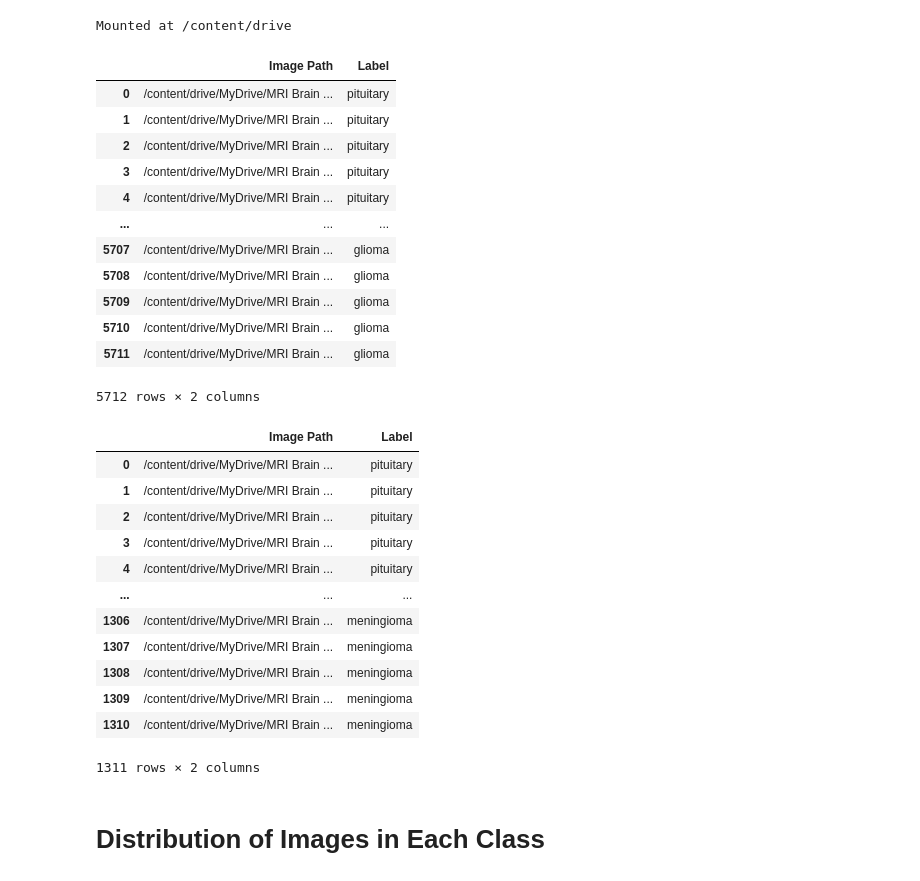
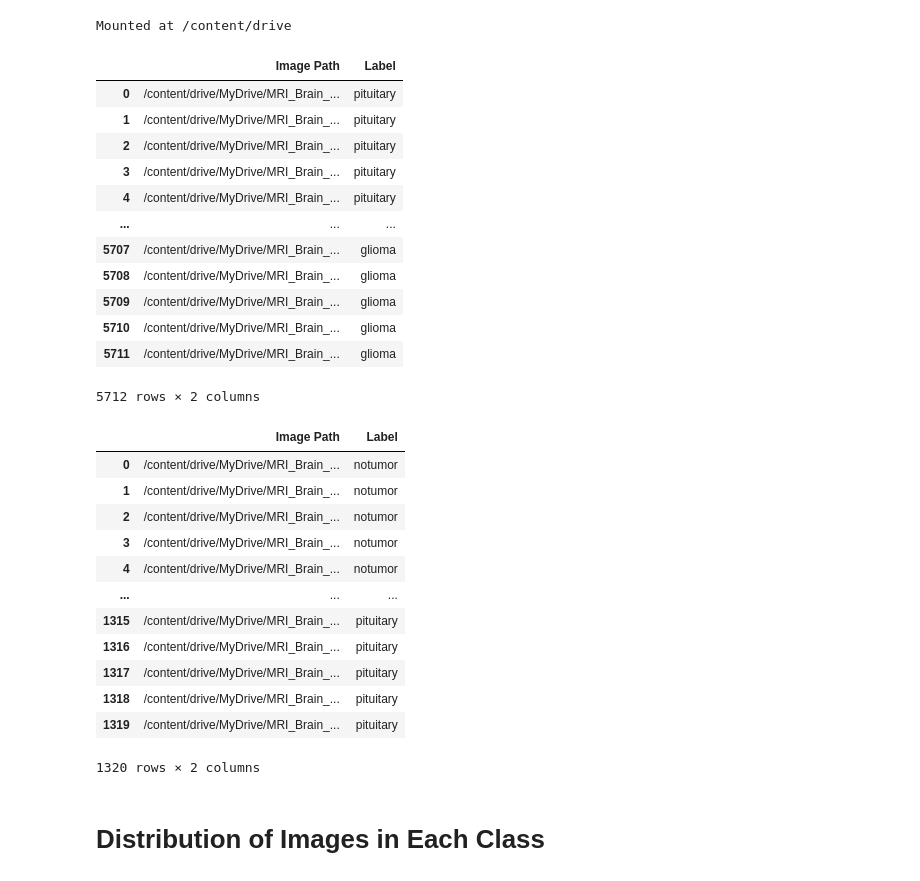
Before and after one commit to usamasafdarvirk/A_Deep_Learning_Approach_to_Precise_MRI_Brain_Tumor_Diagnosis, a Jupyter notebook: MRI_Image_Classification_Using_Deep_Learning.ipynb, the cells around one changed output. Cells and saved outputs as stored; diff of their text form; code cells hidden in the pictures.

```diff
--- a/MRI_Image_Classification_Using_Deep_Learning.ipynb
+++ b/MRI_Image_Classification_Using_Deep_Learning.ipynb
@@ -75,39 +98,39 @@ def create_test_dataframe(test_directory):
     test_dataframe = pd.DataFrame({'Image Path': image_paths, 'Label': class_labels})
     return test_dataframe
 # %%
-train_data = create_train_dataframe('/content/drive/MyDrive/MRI Brain Tumor Dataset/Training')
+train_data = create_train_dataframe('/content/drive/MyDrive/MRI_Brain_Image_Classification/Training')
 train_data
 # %% [output]
 |  | Image Path | Label |
-| 0 | /content/drive/MyDrive/MRI Brain ... | pituitary |
-| 1 | /content/drive/MyDrive/MRI Brain ... | pituitary |
-| 2 | /content/drive/MyDrive/MRI Brain ... | pituitary |
-| 3 | /content/drive/MyDrive/MRI Brain ... | pituitary |
-| 4 | /content/drive/MyDrive/MRI Brain ... | pituitary |
+| 0 | /content/drive/MyDrive/MRI_Brain_... | pituitary |
+| 1 | /content/drive/MyDrive/MRI_Brain_... | pituitary |
+| 2 | /content/drive/MyDrive/MRI_Brain_... | pituitary |
+| 3 | /content/drive/MyDrive/MRI_Brain_... | pituitary |
+| 4 | /content/drive/MyDrive/MRI_Brain_... | pituitary |
 | ... | ... | ... |
-| 5707 | /content/drive/MyDrive/MRI Brain ... | glioma |
-| 5708 | /content/drive/MyDrive/MRI Brain ... | glioma |
-| 5709 | /content/drive/MyDrive/MRI Brain ... | glioma |
-| 5710 | /content/drive/MyDrive/MRI Brain ... | glioma |
-| 5711 | /content/drive/MyDrive/MRI Brain ... | glioma |
+| 5707 | /content/drive/MyDrive/MRI_Brain_... | glioma |
+| 5708 | /content/drive/MyDrive/MRI_Brain_... | glioma |
+| 5709 | /content/drive/MyDrive/MRI_Brain_... | glioma |
+| 5710 | /content/drive/MyDrive/MRI_Brain_... | glioma |
+| 5711 | /content/drive/MyDrive/MRI_Brain_... | glioma |
 5712 rows × 2 columns
 # %%
-test_data = create_test_dataframe('/content/drive/MyDrive/MRI Brain Tumor Dataset/Testing')
+test_data = create_test_dataframe('/content/drive/MyDrive/MRI_Brain_Image_Classification/Testing')
 test_data
 # %% [output]
 |  | Image Path | Label |
-| 0 | /content/drive/MyDrive/MRI Brain ... | pituitary |
-| 1 | /content/drive/MyDrive/MRI Brain ... | pituitary |
-| 2 | /content/drive/MyDrive/MRI Brain ... | pituitary |
-| 3 | /content/drive/MyDrive/MRI Brain ... | pituitary |
-| 4 | /content/drive/MyDrive/MRI Brain ... | pituitary |
+| 0 | /content/drive/MyDrive/MRI_Brain_... | notumor |
+| 1 | /content/drive/MyDrive/MRI_Brain_... | notumor |
+| 2 | /content/drive/MyDrive/MRI_Brain_... | notumor |
+| 3 | /content/drive/MyDrive/MRI_Brain_... | notumor |
+| 4 | /content/drive/MyDrive/MRI_Brain_... | notumor |
 | ... | ... | ... |
-| 1306 | /content/drive/MyDrive/MRI Brain ... | meningioma |
-| 1307 | /content/drive/MyDrive/MRI Brain ... | meningioma |
-| 1308 | /content/drive/MyDrive/MRI Brain ... | meningioma |
-| 1309 | /content/drive/MyDrive/MRI Brain ... | meningioma |
-| 1310 | /content/drive/MyDrive/MRI Brain ... | meningioma |
+| 1315 | /content/drive/MyDrive/MRI_Brain_... | pituitary |
+| 1316 | /content/drive/MyDrive/MRI_Brain_... | pituitary |
+| 1317 | /content/drive/MyDrive/MRI_Brain_... | pituitary |
+| 1318 | /content/drive/MyDrive/MRI_Brain_... | pituitary |
+| 1319 | /content/drive/MyDrive/MRI_Brain_... | pituitary |
-1311 rows × 2 columns
+1320 rows × 2 columns
 # %% [markdown]
 # Distribution of Images in Each Class
 # %%
```
Also changed, not shown: parts of 10 cells of this notebook.
